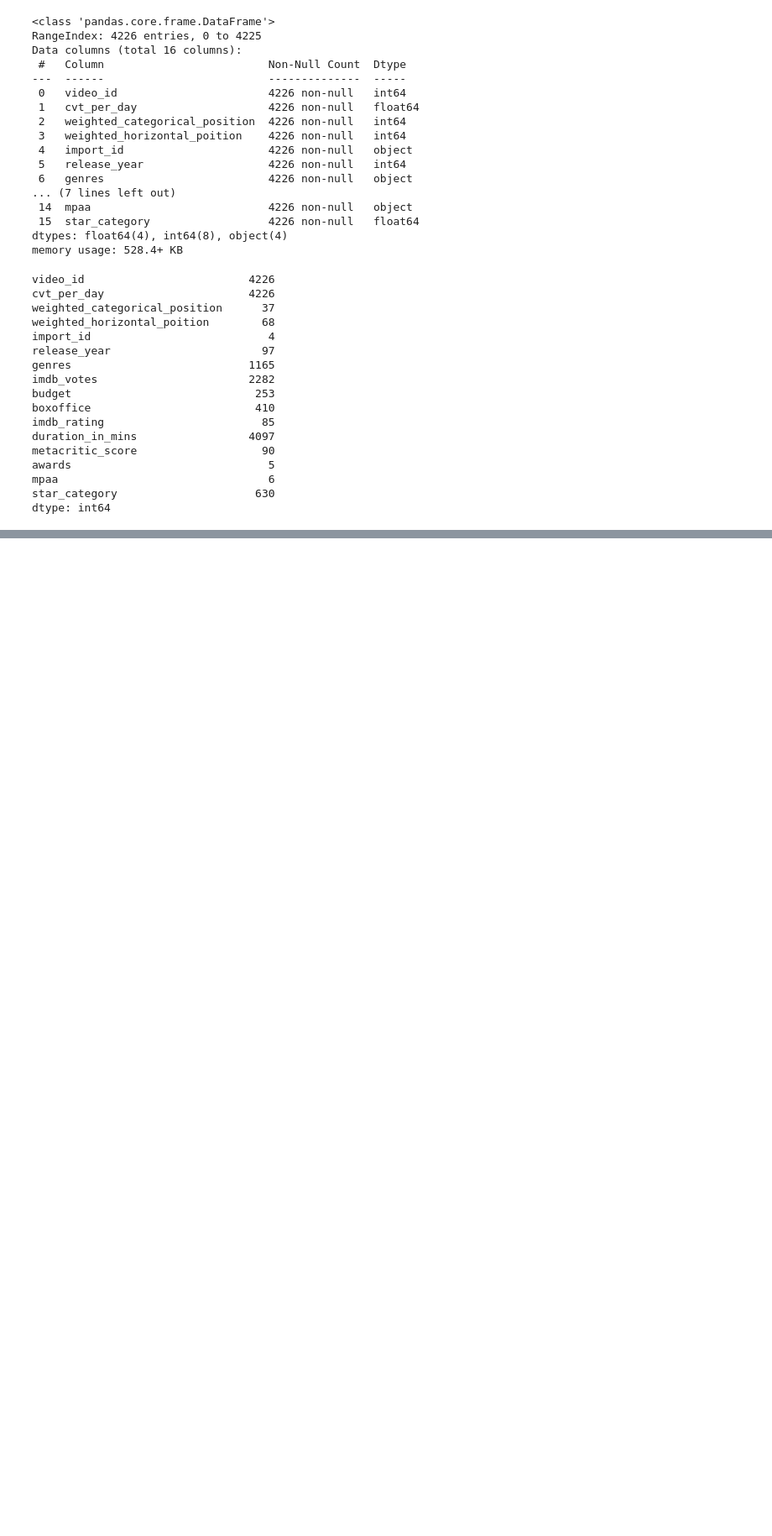
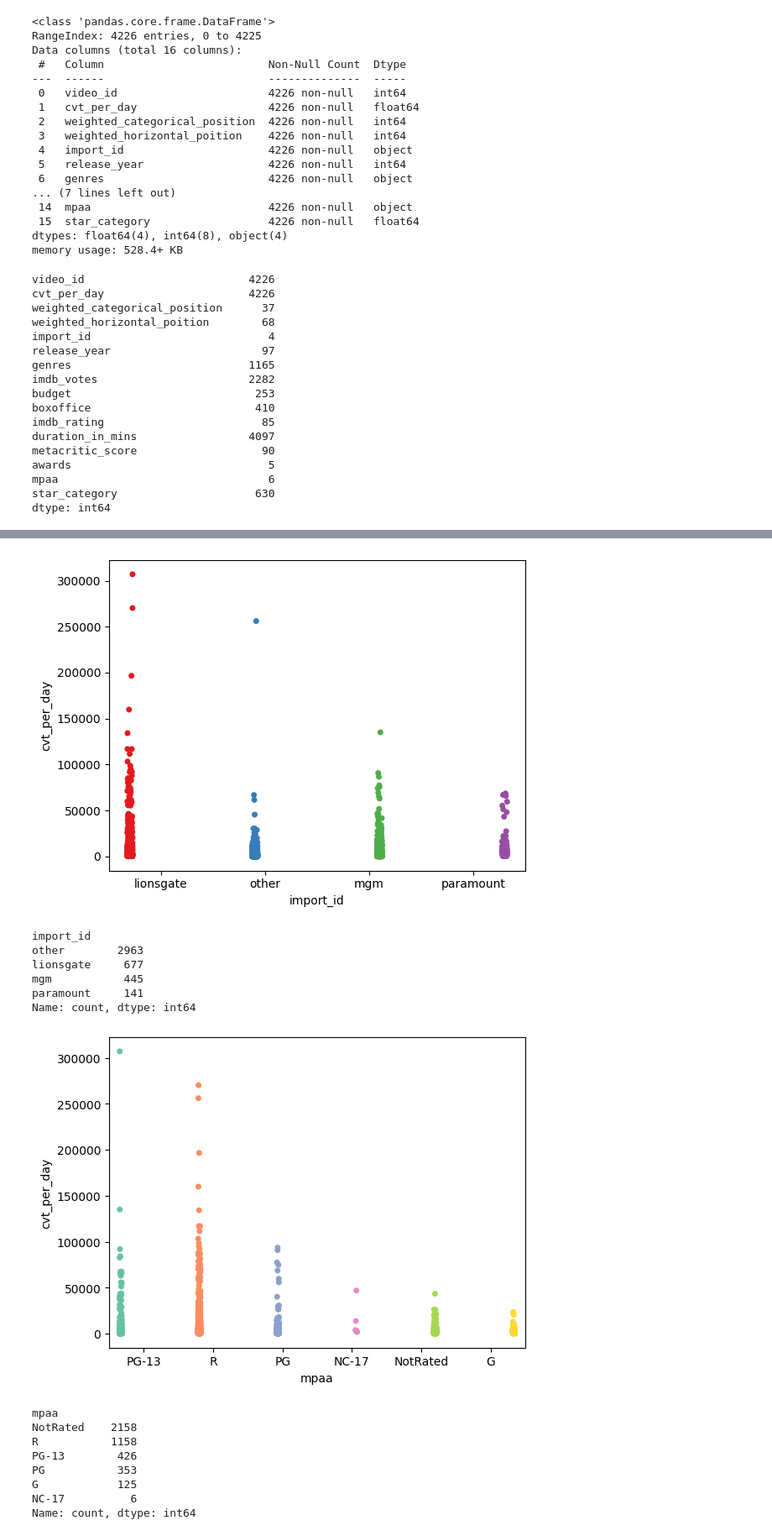
Before and after one commit to heathclief0402/amazon_prime_video_analysis, a Jupyter notebook: amazon_prime_video.ipynb, the cells around one changed output, grey strips where cells are left out. Shown at 84% size. Cells and saved outputs as stored; diff of their text form; code cells hidden in the pictures; blank space fills up the shorter version.

```diff
--- a/amazon_prime_video.ipynb
+++ b/amazon_prime_video.ipynb
@@ -178,0 +269,27 @@ Y.head()
+# %%
+sns.stripplot(x='import_id', y='cvt_per_day', data=data,jitter=True, hue='import_id', palette='Set1', dodge=True)
+plt.show()
+print(data['import_id'].value_counts())
+sns.stripplot(x='mpaa', y='cvt_per_day', data=data,jitter=True, hue='mpaa', palette='Set2', dodge=True)
+plt.show()
+print(data['mpaa'].value_counts())
+sns.stripplot(x='awards', y='cvt_per_day', data=data, jitter=True, hue='awards', palette='Set3', dodge=True)
+plt.show()
+print(data['awards'].value_counts())
+# %% [output]
+[figure, added]
+import_id
+other        2963
+lionsgate     677
+mgm           445
+paramount     141
+Name: count, dtype: int64
+[figure, added]
+mpaa
+NotRated    2158
+R           1158
+PG-13        426
+PG           353
+G            125
+NC-17          6
+Name: count, dtype: int64
```
Also changed, not shown: parts of 102 cells of this notebook.
